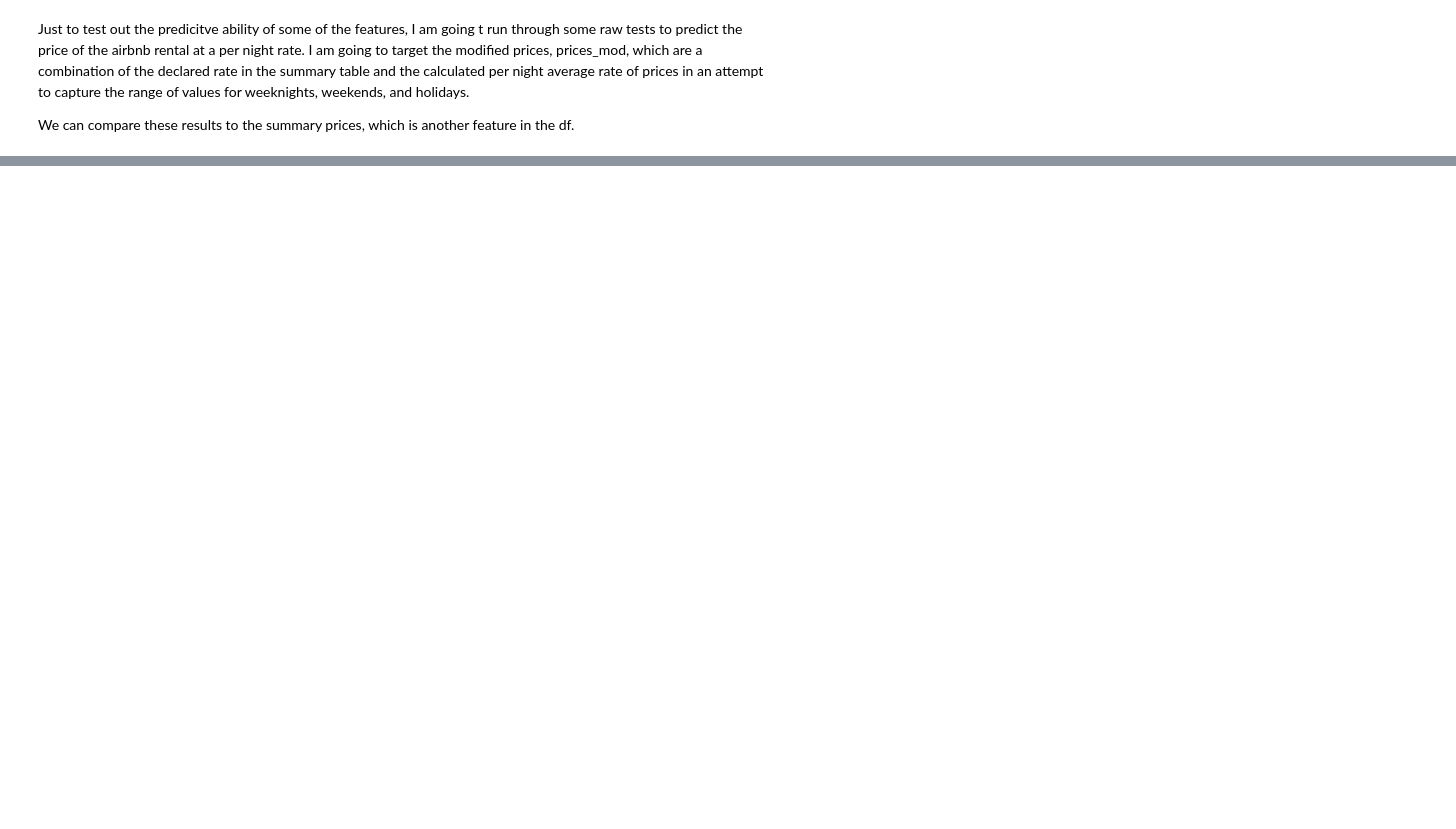
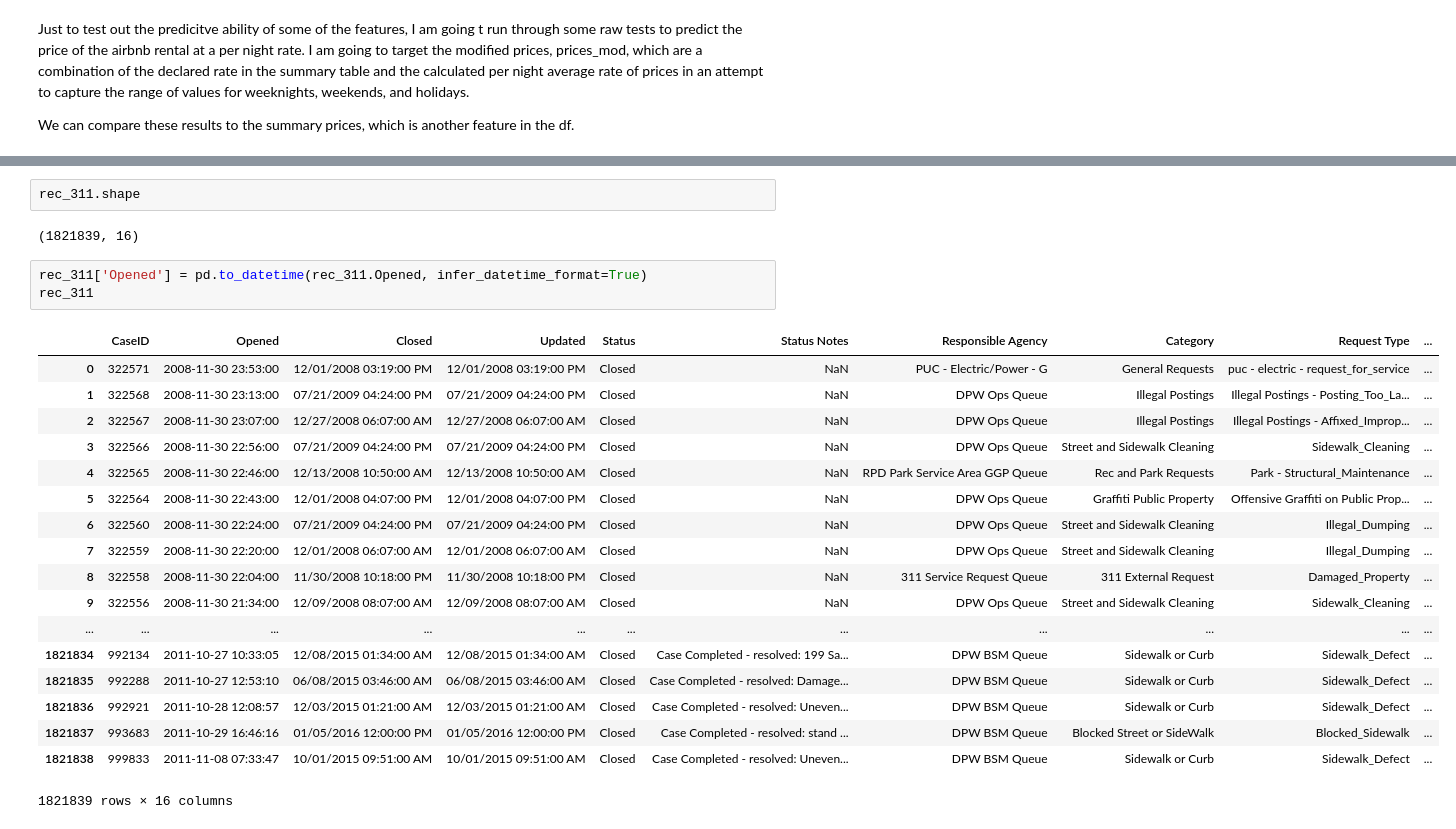
Before and after one commit to tmkilian/capstone, a Jupyter notebook: capstone_data_prev.ipynb, the cells around one changed output, grey strips where cells are left out. Cells and saved outputs as stored; diff of their text form; blank space fills up the shorter version.

```diff
--- a/capstone_data_prev.ipynb
+++ b/capstone_data_prev.ipynb
@@ -828,0 +872,26 @@ plt.ylim((0,500));
+# %%
+rec_311.shape
+# %% [output]
+(1821839, 16)
+# %%
+rec_311['Opened'] = pd.to_datetime(rec_311.Opened, infer_datetime_format=True)
+rec_311
+# %% [output]
+|  | CaseID | Opened | Closed | Updated | Status | Status Notes | Responsible Agency | Category | Request Type | ... |
+| 0 | 322571 | 2008-11-30 23:53:00 | 12/01/2008 03:19:00 PM | 12/01/2008 03:19:00 PM | Closed | NaN | PUC - Electric/Power - G | General Requests | puc - electric - request_for_service | ... |
+| 1 | 322568 | 2008-11-30 23:13:00 | 07/21/2009 04:24:00 PM | 07/21/2009 04:24:00 PM | Closed | NaN | DPW Ops Queue | Illegal Postings | Illegal Postings - Posting_Too_La... | ... |
+| 2 | 322567 | 2008-11-30 23:07:00 | 12/27/2008 06:07:00 AM | 12/27/2008 06:07:00 AM | Closed | NaN | DPW Ops Queue | Illegal Postings | Illegal Postings - Affixed_Improp... | ... |
+| 3 | 322566 | 2008-11-30 22:56:00 | 07/21/2009 04:24:00 PM | 07/21/2009 04:24:00 PM | Closed | NaN | DPW Ops Queue | Street and Sidewalk Cleaning | Sidewalk_Cleaning | ... |
+| 4 | 322565 | 2008-11-30 22:46:00 | 12/13/2008 10:50:00 AM | 12/13/2008 10:50:00 AM | Closed | NaN | RPD Park Service Area GGP Queue | Rec and Park Requests | Park - Structural_Maintenance | ... |
+| 5 | 322564 | 2008-11-30 22:43:00 | 12/01/2008 04:07:00 PM | 12/01/2008 04:07:00 PM | Closed | NaN | DPW Ops Queue | Graffiti Public Property | Offensive Graffiti on Public Prop... | ... |
+| 6 | 322560 | 2008-11-30 22:24:00 | 07/21/2009 04:24:00 PM | 07/21/2009 04:24:00 PM | Closed | NaN | DPW Ops Queue | Street and Sidewalk Cleaning | Illegal_Dumping | ... |
+| 7 | 322559 | 2008-11-30 22:20:00 | 12/01/2008 06:07:00 AM | 12/01/2008 06:07:00 AM | Closed | NaN | DPW Ops Queue | Street and Sidewalk Cleaning | Illegal_Dumping | ... |
+| 8 | 322558 | 2008-11-30 22:04:00 | 11/30/2008 10:18:00 PM | 11/30/2008 10:18:00 PM | Closed | NaN | 311 Service Request Queue | 311 External Request | Damaged_Property | ... |
+| 9 | 322556 | 2008-11-30 21:34:00 | 12/09/2008 08:07:00 AM | 12/09/2008 08:07:00 AM | Closed | NaN | DPW Ops Queue | Street and Sidewalk Cleaning | Sidewalk_Cleaning | ... |
+| ... | ... | ... | ... | ... | ... | ... | ... | ... | ... | ... |
+| 1821834 | 992134 | 2011-10-27 10:33:05 | 12/08/2015 01:34:00 AM | 12/08/2015 01:34:00 AM | Closed | Case Completed - resolved: 199 Sa... | DPW BSM Queue | Sidewalk or Curb | Sidewalk_Defect | ... |
+| 1821835 | 992288 | 2011-10-27 12:53:10 | 06/08/2015 03:46:00 AM | 06/08/2015 03:46:00 AM | Closed | Case Completed - resolved: Damage... | DPW BSM Queue | Sidewalk or Curb | Sidewalk_Defect | ... |
+| 1821836 | 992921 | 2011-10-28 12:08:57 | 12/03/2015 01:21:00 AM | 12/03/2015 01:21:00 AM | Closed | Case Completed - resolved: Uneven... | DPW BSM Queue | Sidewalk or Curb | Sidewalk_Defect | ... |
+| 1821837 | 993683 | 2011-10-29 16:46:16 | 01/05/2016 12:00:00 PM | 01/05/2016 12:00:00 PM | Closed | Case Completed - resolved: stand ... | DPW BSM Queue | Blocked Street or SideWalk | Blocked_Sidewalk | ... |
+| 1821838 | 999833 | 2011-11-08 07:33:47 | 10/01/2015 09:51:00 AM | 10/01/2015 09:51:00 AM | Closed | Case Completed - resolved: Uneven... | DPW BSM Queue | Sidewalk or Curb | Sidewalk_Defect | ... |
+1821839 rows × 16 columns
```
Also changed, not shown: parts of 23 cells of this notebook, 9 other files.
